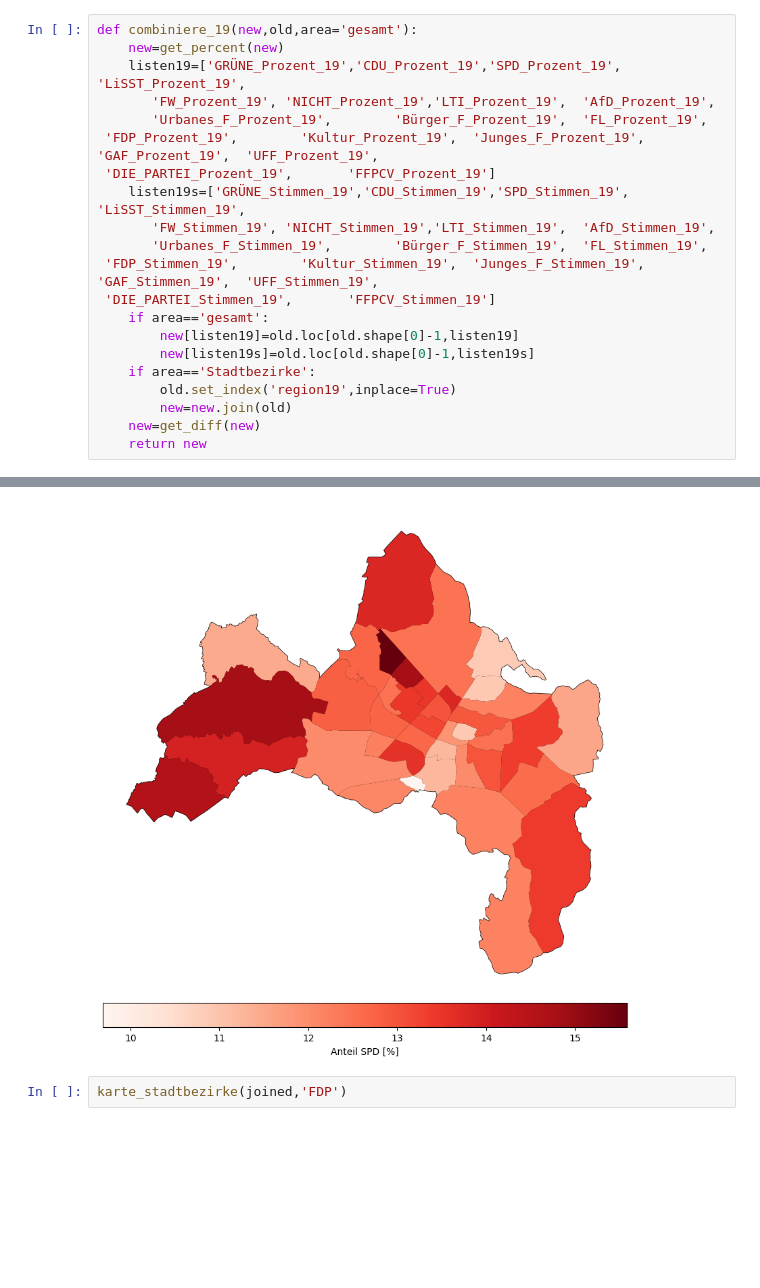
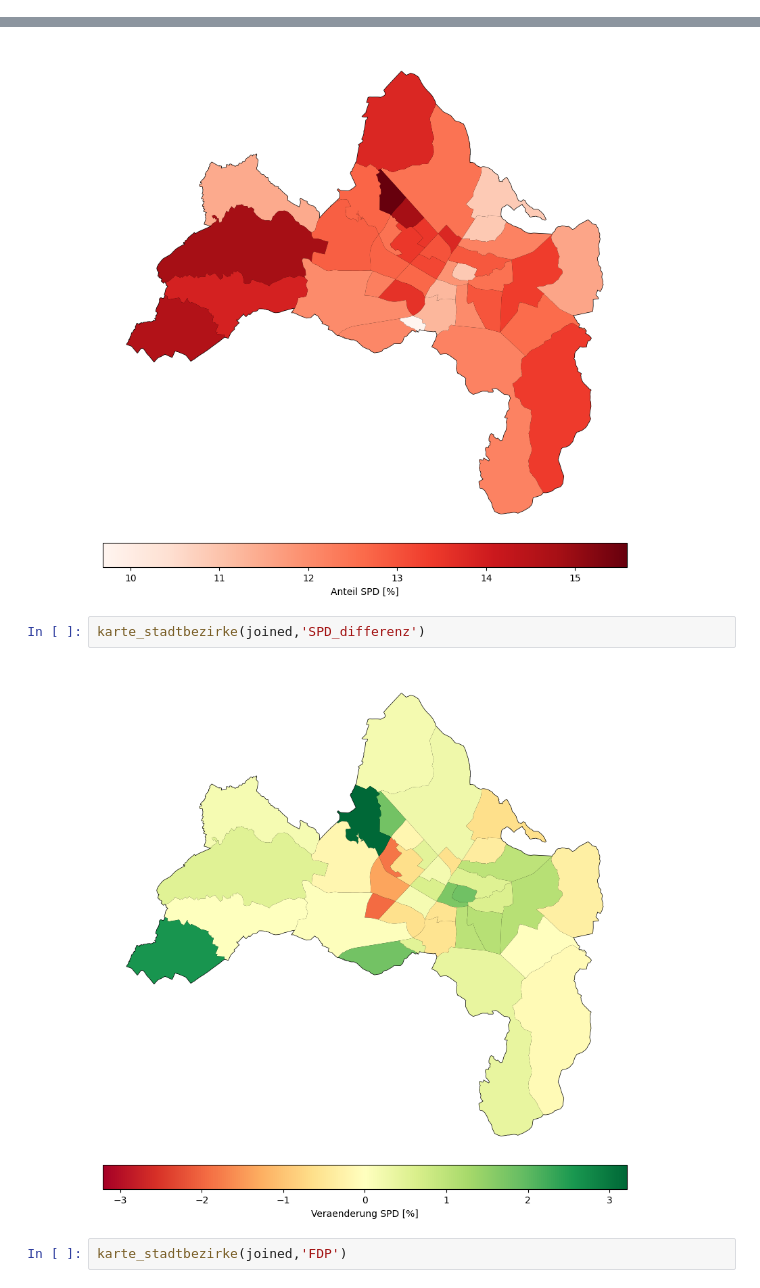
Before and after one commit to tkfritz/Freiburg_wahlen, a Jupyter notebook: Gemeinderatswahl24_Analyse.ipynb, the cells around one changed output, grey strips where cells are left out. Saved outputs shown, nothing was run; the diff lists cells and outputs as text; blank space fills up the shorter version.

Commit message:
update with diff maps

```diff
--- a/Gemeinderatswahl24_Analyse.ipynb
+++ b/Gemeinderatswahl24_Analyse.ipynb
@@ -31,21 +19,0 @@ ausgezaehlte Wahlbezirke 247
-# %%
-def combiniere_19(new,old,area='gesamt'):
-    new=get_percent(new)
-    listen19=['GRÜNE_Prozent_19','CDU_Prozent_19','SPD_Prozent_19',      'LiSST_Prozent_19',
-       'FW_Prozent_19', 'NICHT_Prozent_19','LTI_Prozent_19',  'AfD_Prozent_19',
-       'Urbanes_F_Prozent_19',        'Bürger_F_Prozent_19',  'FL_Prozent_19',
- 'FDP_Prozent_19',        'Kultur_Prozent_19',  'Junges_F_Prozent_19',   'GAF_Prozent_19',  'UFF_Prozent_19',
- 'DIE_PARTEI_Prozent_19',       'FFPCV_Prozent_19']
-    listen19s=['GRÜNE_Stimmen_19','CDU_Stimmen_19','SPD_Stimmen_19',      'LiSST_Stimmen_19',
-       'FW_Stimmen_19', 'NICHT_Stimmen_19','LTI_Stimmen_19',  'AfD_Stimmen_19',
-       'Urbanes_F_Stimmen_19',        'Bürger_F_Stimmen_19',  'FL_Stimmen_19',
- 'FDP_Stimmen_19',        'Kultur_Stimmen_19',  'Junges_F_Stimmen_19',   'GAF_Stimmen_19',  'UFF_Stimmen_19',
- 'DIE_PARTEI_Stimmen_19',       'FFPCV_Stimmen_19']
-    if area=='gesamt':
-        new[listen19]=old.loc[old.shape[0]-1,listen19]
-        new[listen19s]=old.loc[old.shape[0]-1,listen19s]
-    if area=='Stadtbezirke':
-        old.set_index('region19',inplace=True)
-        new=new.join(old)
-    new=get_diff(new)
-    return new
@@ -120,6 +97,10 @@ karte_stadtbezirke(joined,'CDU_differenz')
 karte_stadtbezirke(joined,'SPD')
 # %% [output]
 [figure]
+# %%
+karte_stadtbezirke(joined,'SPD_differenz')
+# %% [output]
+[figure, added]
 # %%
 karte_stadtbezirke(joined,'FDP')
 # %% [output]
```
Also changed, not shown: parts of 15 cells of this notebook, 1 other file.
